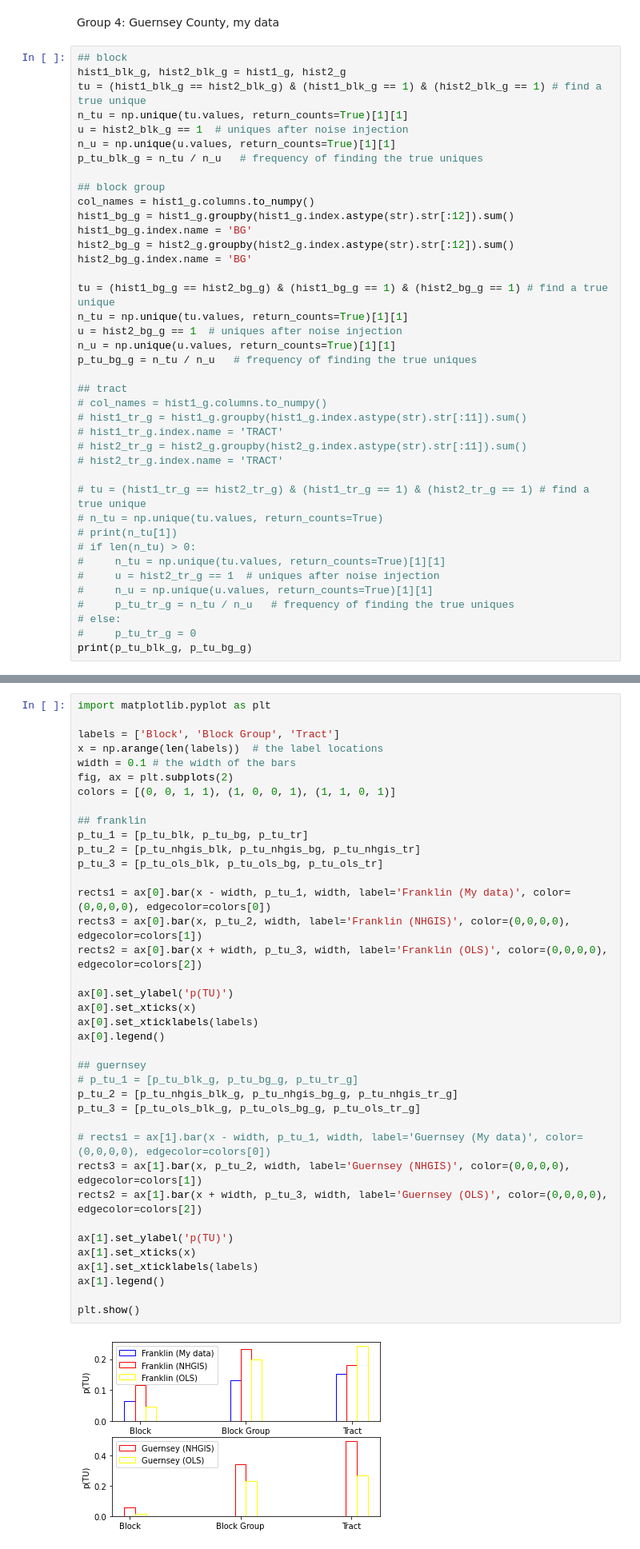
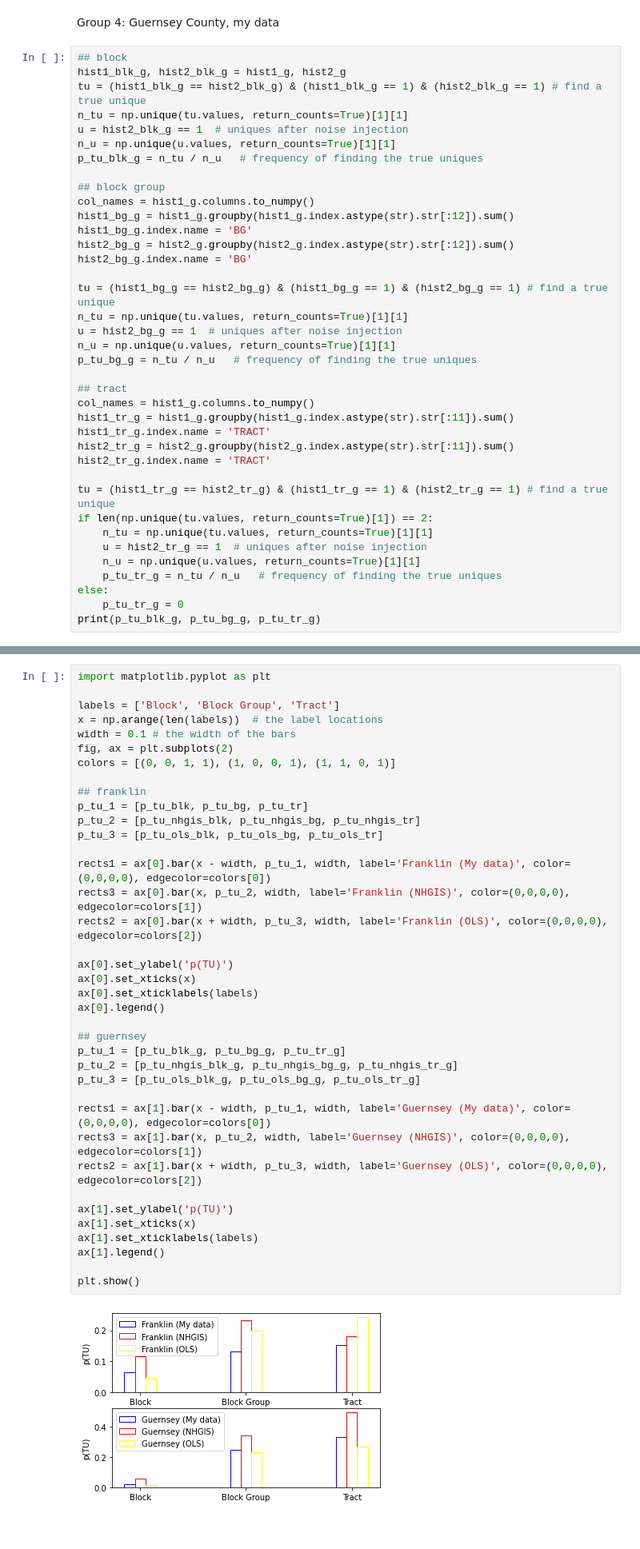
Before and after one commit to linyuehzzz/tda-eval, a Jupyter notebook: cell_uniques.ipynb, the cells around one changed output, grey strips where cells are left out. Shown: that part at 80% size. Cells and saved outputs as stored; diff of their text form.

```diff
--- a/cell_uniques.ipynb
+++ b/cell_uniques.ipynb
@@ -429,21 +429,19 @@ n_u = np.unique(u.values, return_counts=True)[1][1]
 p_tu_bg_g = n_tu / n_u   # frequency of finding the true uniques
 
 ## tract
-# col_names = hist1_g.columns.to_numpy()
-# hist1_tr_g = hist1_g.groupby(hist1_g.index.astype(str).str[:11]).sum()
-# hist1_tr_g.index.name = 'TRACT'
-# hist2_tr_g = hist2_g.groupby(hist2_g.index.astype(str).str[:11]).sum()
-# hist2_tr_g.index.name = 'TRACT'
+col_names = hist1_g.columns.to_numpy()
+hist1_tr_g = hist1_g.groupby(hist1_g.index.astype(str).str[:11]).sum()
+hist1_tr_g.index.name = 'TRACT'
+hist2_tr_g = hist2_g.groupby(hist2_g.index.astype(str).str[:11]).sum()
+hist2_tr_g.index.name = 'TRACT'
 
-# tu = (hist1_tr_g == hist2_tr_g) & (hist1_tr_g == 1) & (hist2_tr_g == 1) # find a true unique
-# n_tu = np.unique(tu.values, return_counts=True)
-# print(n_tu[1])
-# if len(n_tu) > 0:
-#     n_tu = np.unique(tu.values, return_counts=True)[1][1]
-#     u = hist2_tr_g == 1  # uniques after noise injection
-#     n_u = np.unique(u.values, return_counts=True)[1][1]
-#     p_tu_tr_g = n_tu / n_u   # frequency of finding the true uniques
-# else:
-#     p_tu_tr_g = 0
-print(p_tu_blk_g, p_tu_bg_g)
+tu = (hist1_tr_g == hist2_tr_g) & (hist1_tr_g == 1) & (hist2_tr_g == 1) # find a true unique
+if len(np.unique(tu.values, return_counts=True)[1]) == 2:
+    n_tu = np.unique(tu.values, return_counts=True)[1][1]
+    u = hist2_tr_g == 1  # uniques after noise injection
+    n_u = np.unique(u.values, return_counts=True)[1][1]
+    p_tu_tr_g = n_tu / n_u   # frequency of finding the true uniques
+else:
+    p_tu_tr_g = 0
+print(p_tu_blk_g, p_tu_bg_g, p_tu_tr_g)
 # %% [output]
@@ -622,36 +620,36 @@ fig, ax = plt.subplots(2)
 colors = [(0, 0, 1, 1), (1, 0, 0, 1), (1, 1, 0, 1)]
 
 ## franklin
 p_tu_1 = [p_tu_blk, p_tu_bg, p_tu_tr]
 p_tu_2 = [p_tu_nhgis_blk, p_tu_nhgis_bg, p_tu_nhgis_tr]
 p_tu_3 = [p_tu_ols_blk, p_tu_ols_bg, p_tu_ols_tr]
 
 rects1 = ax[0].bar(x - width, p_tu_1, width, label='Franklin (My data)', color=(0,0,0,0), edgecolor=colors[0])
 rects3 = ax[0].bar(x, p_tu_2, width, label='Franklin (NHGIS)', color=(0,0,0,0), edgecolor=colors[1])
 rects2 = ax[0].bar(x + width, p_tu_3, width, label='Franklin (OLS)', color=(0,0,0,0), edgecolor=colors[2])
 
 ax[0].set_ylabel('p(TU)')
 ax[0].set_xticks(x)
 ax[0].set_xticklabels(labels)
 ax[0].legend()
 
 ## guernsey
-# p_tu_1 = [p_tu_blk_g, p_tu_bg_g, p_tu_tr_g]
+p_tu_1 = [p_tu_blk_g, p_tu_bg_g, p_tu_tr_g]
 p_tu_2 = [p_tu_nhgis_blk_g, p_tu_nhgis_bg_g, p_tu_nhgis_tr_g]
 p_tu_3 = [p_tu_ols_blk_g, p_tu_ols_bg_g, p_tu_ols_tr_g]
 
-# rects1 = ax[1].bar(x - width, p_tu_1, width, label='Guernsey (My data)', color=(0,0,0,0), edgecolor=colors[0])
+rects1 = ax[1].bar(x - width, p_tu_1, width, label='Guernsey (My data)', color=(0,0,0,0), edgecolor=colors[0])
 rects3 = ax[1].bar(x, p_tu_2, width, label='Guernsey (NHGIS)', color=(0,0,0,0), edgecolor=colors[1])
 rects2 = ax[1].bar(x + width, p_tu_3, width, label='Guernsey (OLS)', color=(0,0,0,0), edgecolor=colors[2])
 
 ax[1].set_ylabel('p(TU)')
 ax[1].set_xticks(x)
 ax[1].set_xticklabels(labels)
 ax[1].legend()
 
 plt.show()
 # %% [output]
-[figure, old version]
+[figure, new version]
 # %% [markdown]
 #####**Impact of extents**
 # %% [markdown]
```
Also changed, not shown: parts of 8 cells of this notebook.
